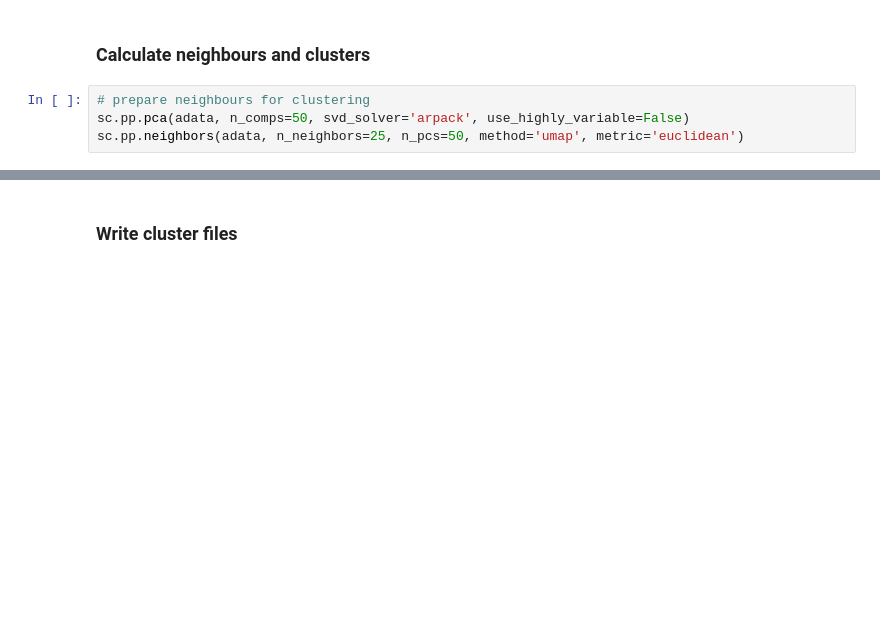
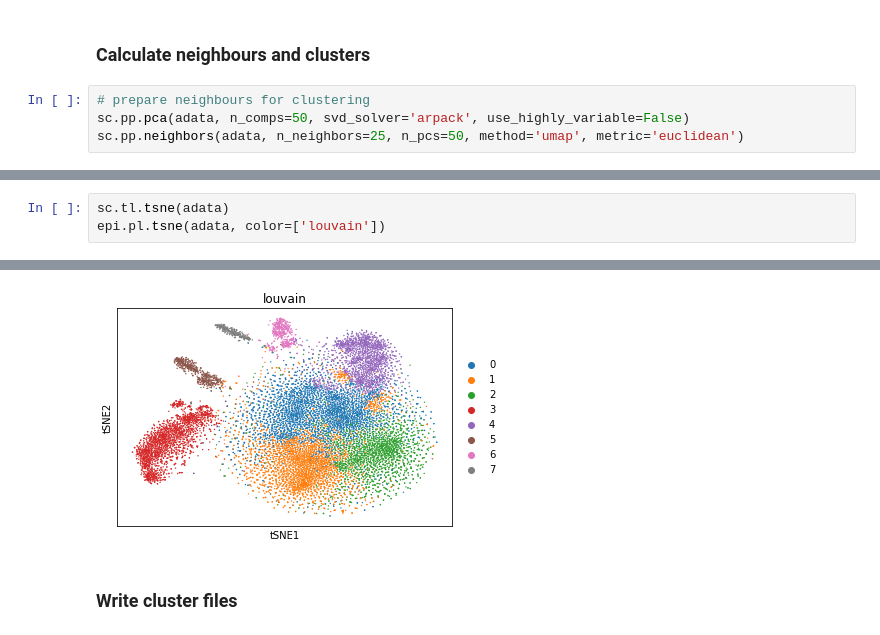
Before and after one commit to loosolab/Datenanalyse-2021, a Jupyter notebook: wp1/preprocessing/preprocessing1.8.ipynb, the cells around one changed output, grey strips where cells are left out. Cells and saved outputs as stored; diff of their text form; blank space fills up the shorter version.

```diff
--- a/wp1/preprocessing/preprocessing1.8.ipynb
+++ b/wp1/preprocessing/preprocessing1.8.ipynb
@@ -45,0 +46,4 @@ epi.pl.umap(adata, color=['louvain'])
+# %%
+sc.tl.tsne(adata)
+epi.pl.tsne(adata, color=['louvain'])
+# %% [output]
@@ -46,3 +51,4 @@ epi.pl.umap(adata, color=['louvain'])
+[figure, added]
 # %% [markdown]
 ### Write cluster files
 # %%
```
Also changed, not shown: parts of 12 cells of this notebook.
